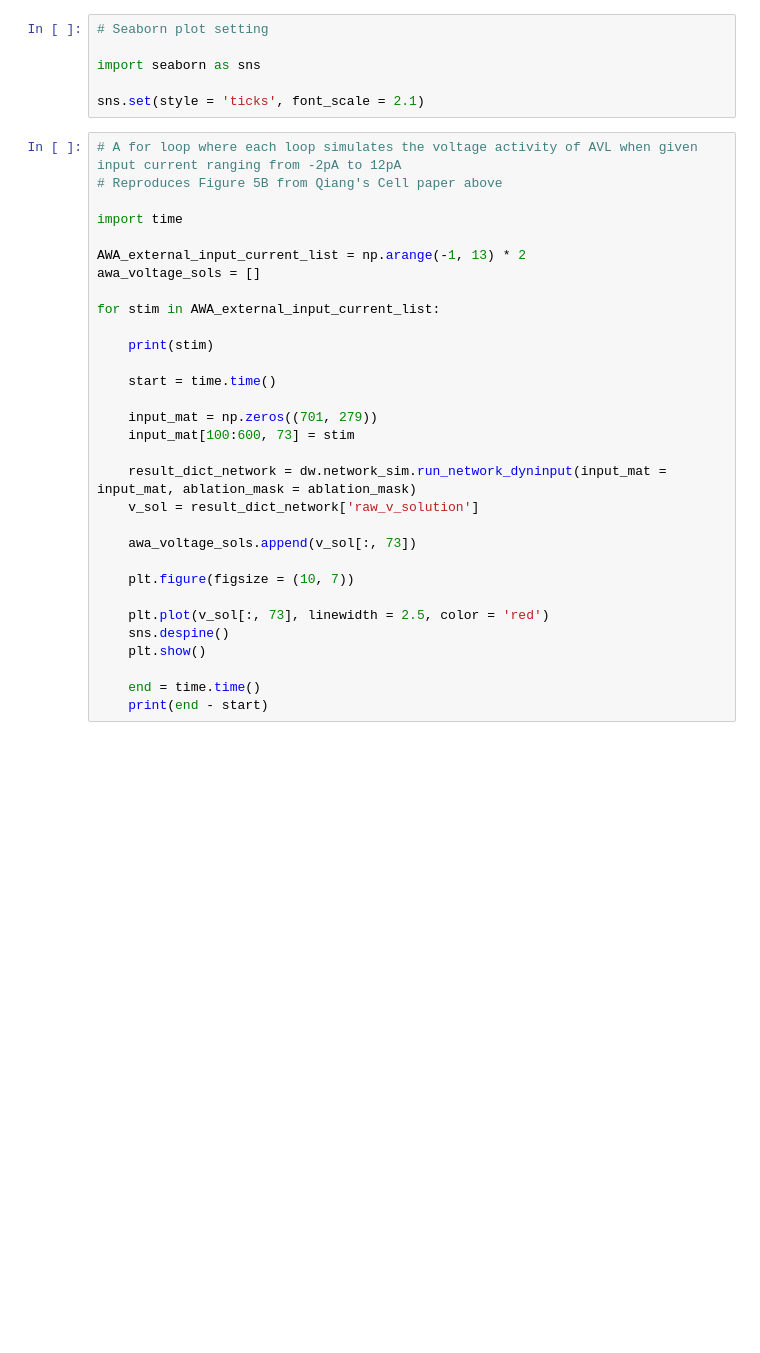
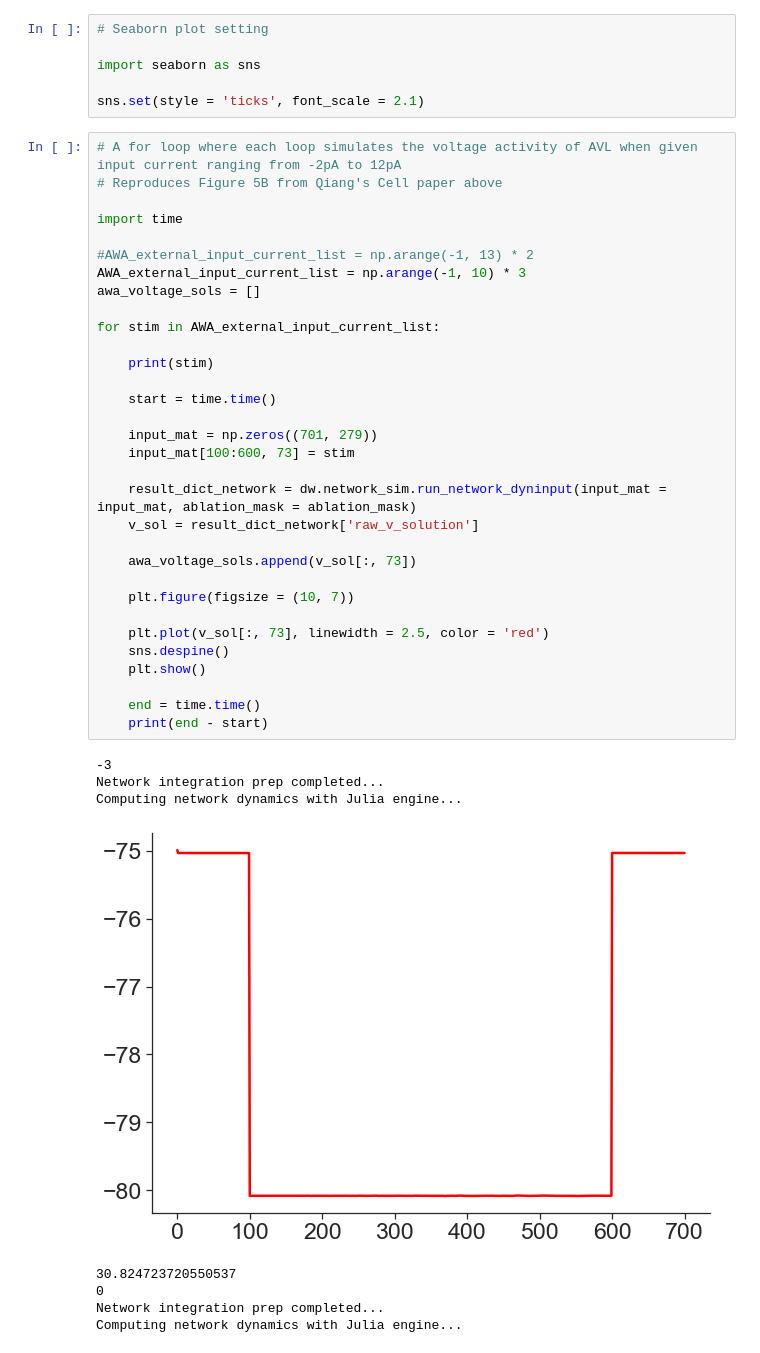
Before and after one commit to shlizee/CelegansWholeIntegration, a Jupyter notebook: CelegansWholeIntegration/ipynb_projects/AWA_spike_modeling.ipynb, the cells around one changed output. Cells and saved outputs as stored; diff of their text form; blank space fills up the shorter version.

```diff
--- a/CelegansWholeIntegration/ipynb_projects/AWA_spike_modeling.ipynb
+++ b/CelegansWholeIntegration/ipynb_projects/AWA_spike_modeling.ipynb
@@ -47,31 +53,41 @@ sns.set(style = 'ticks', font_scale = 2.1)
 # %%
 # A for loop where each loop simulates the voltage activity of AVL when given input current ranging from -2pA to 12pA
 # Reproduces Figure 5B from Qiang's Cell paper above
 
 import time
 
-AWA_external_input_current_list = np.arange(-1, 13) * 2
+#AWA_external_input_current_list = np.arange(-1, 13) * 2
+AWA_external_input_current_list = np.arange(-1, 10) * 3
 awa_voltage_sols = []
 
 for stim in AWA_external_input_current_list:
 
     print(stim)
 
     start = time.time()
 
     input_mat = np.zeros((701, 279))
     input_mat[100:600, 73] = stim
 
     result_dict_network = dw.network_sim.run_network_dyninput(input_mat = input_mat, ablation_mask = ablation_mask)
     v_sol = result_dict_network['raw_v_solution']
 
     awa_voltage_sols.append(v_sol[:, 73])
 
     plt.figure(figsize = (10, 7))
 
     plt.plot(v_sol[:, 73], linewidth = 2.5, color = 'red')
     sns.despine()
     plt.show()
 
     end = time.time()
     print(end - start)
+# %% [output]
+-3
+Network integration prep completed...
+Computing network dynamics with Julia engine...
+[figure, added]
+30.824723720550537
+0
+Network integration prep completed...
+Computing network dynamics with Julia engine...
```
Also changed, not shown: parts of 4 cells of this notebook, 16 other files.
